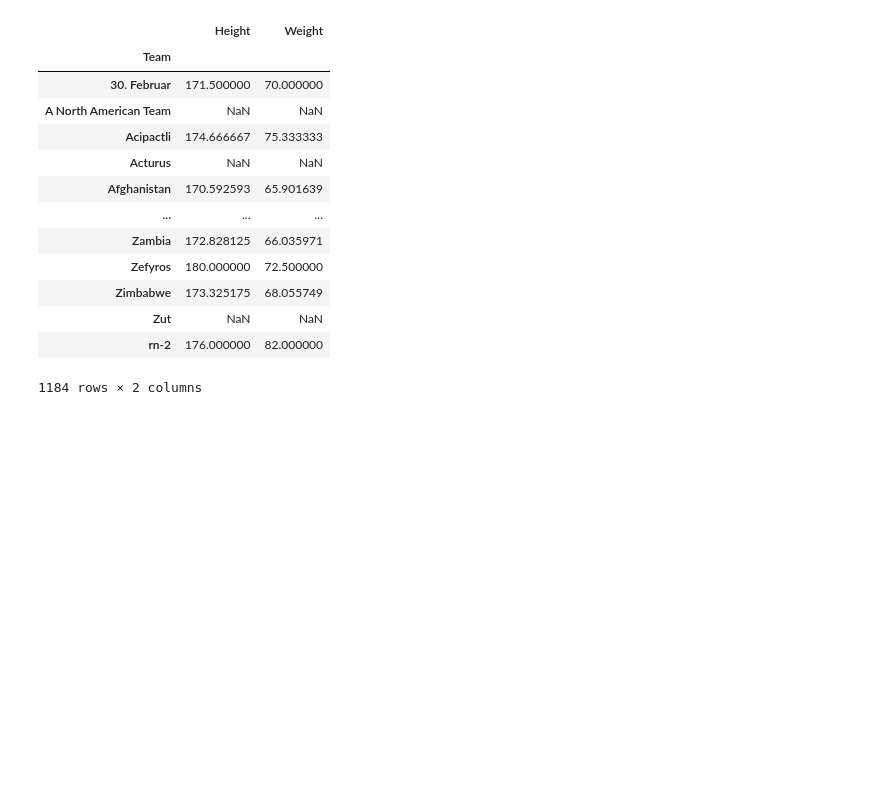
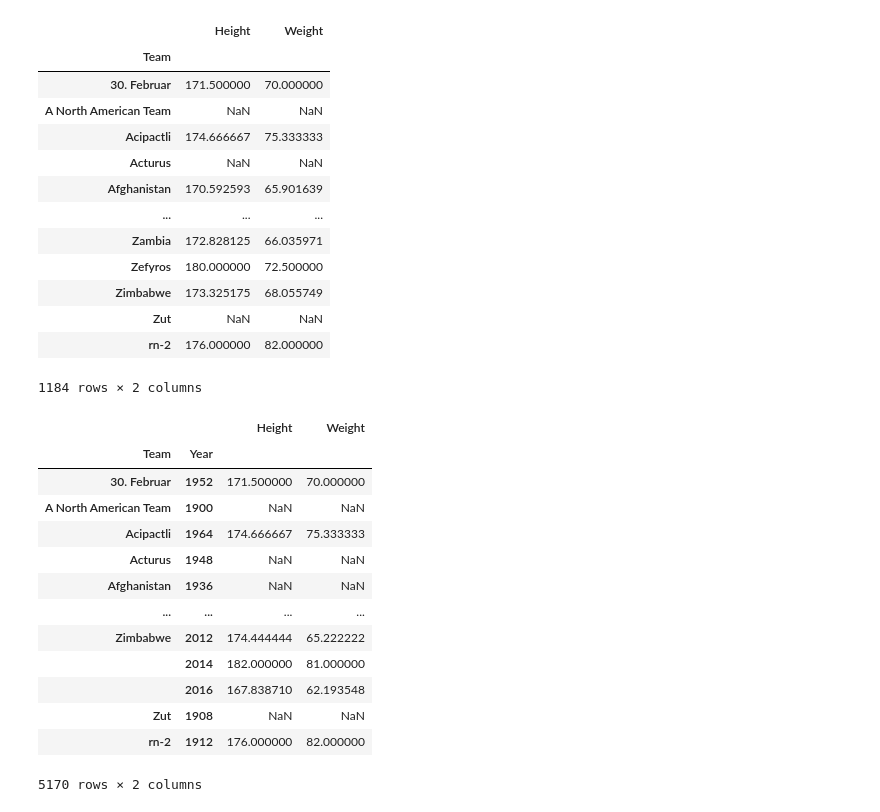
Before and after one commit to opagani/2024-08Aug-21-grouping, a Jupyter notebook: LernerPython - 2024-08Aug-21-grouping.ipynb, the cells around one changed output. Drawn from its saved outputs; the diff is of its cells as text; code cells hidden in the pictures; blank space fills up the shorter version.

```diff
--- a/LernerPython - 2024-08Aug-21-grouping.ipynb
+++ b/LernerPython - 2024-08Aug-21-grouping.ipynb
@@ -420,8 +420,24 @@ df.groupby('Team')[['Height', 'Weight']].mean()
 # %%
 # We've seen more than one categorical.
 # We've seen more than one numeric.
 # Let's try them both, together!
 
 (
     df
-    .groupby('Team')[['Height', 'Weight']].mean()
+    .groupby(['Team', 'Year'])[['Height', 'Weight']].mean()
+)
+# %% [output]
+|  |  | Height | Weight |
+| Team | Year |  |  |
+| 30. Februar | 1952 | 171.500000 | 70.000000 |
+| A North American Team | 1900 | NaN | NaN |
+| Acipactli | 1964 | 174.666667 | 75.333333 |
+| Acturus | 1948 | NaN | NaN |
+| Afghanistan | 1936 | NaN | NaN |
+| ... | ... | ... | ... |
+| Zimbabwe | 2012 | 174.444444 | 65.222222 |
+|  | 2014 | 182.000000 | 81.000000 |
+|  | 2016 | 167.838710 | 62.193548 |
+| Zut | 1908 | NaN | NaN |
+| rn-2 | 1912 | 176.000000 | 82.000000 |
+5170 rows × 2 columns
```
Also changed, not shown: parts of 1 cell of this notebook.
